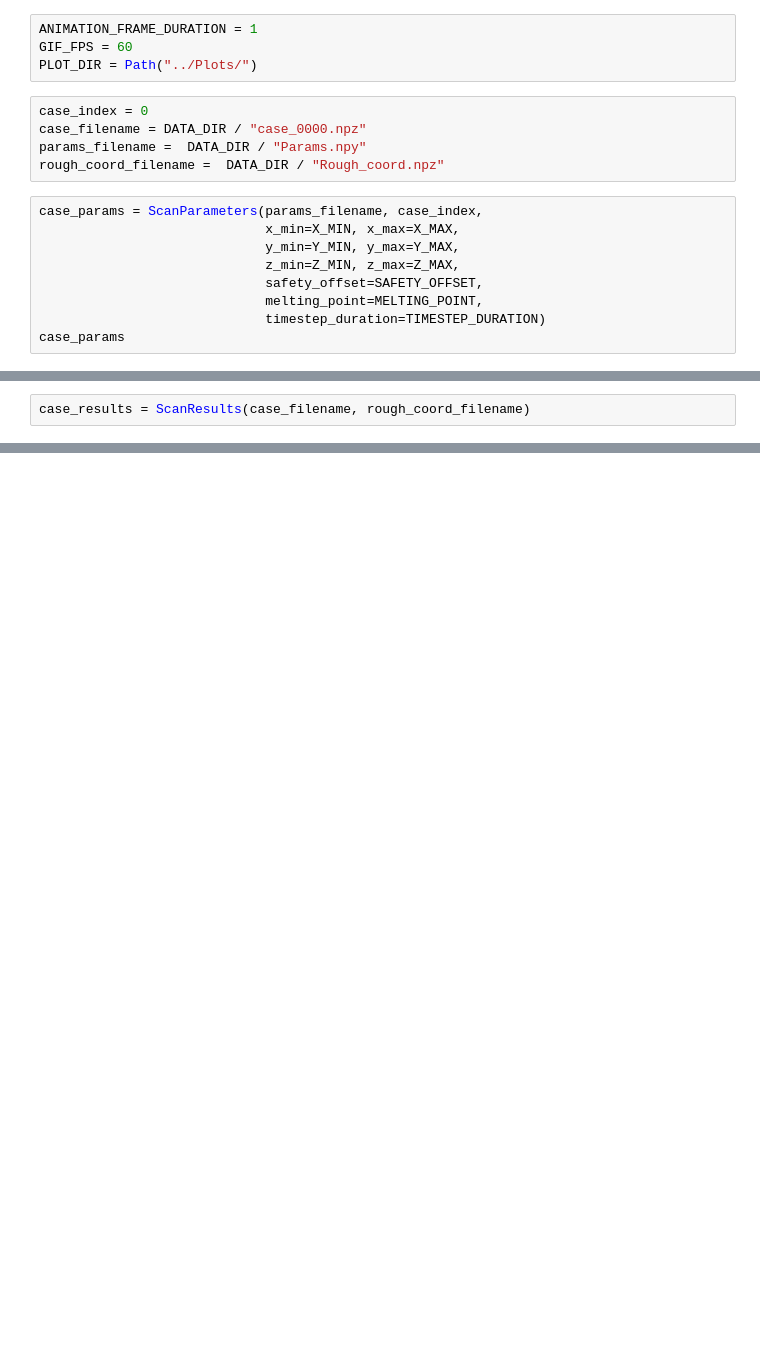
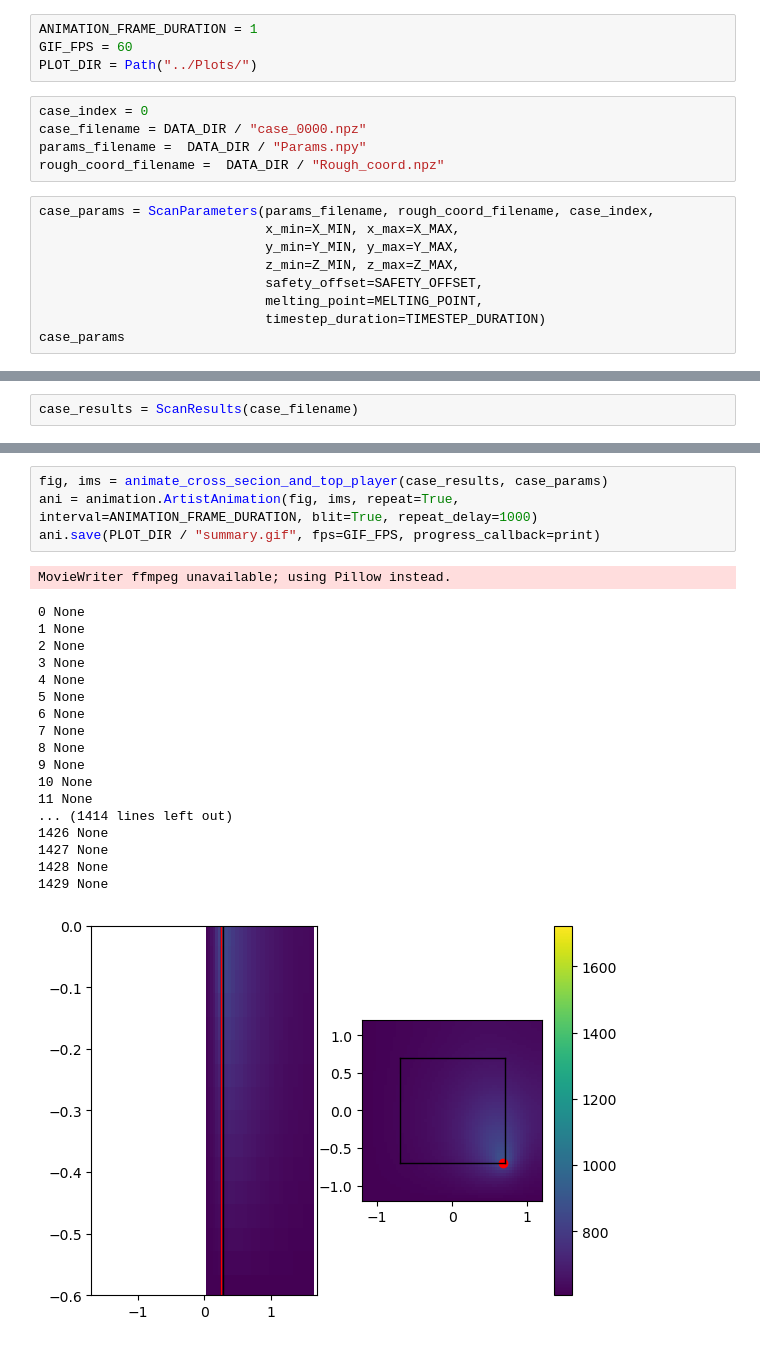
Before and after one commit to m-udris/LEAP-3D, a Jupyter notebook: Notebooks/plotting.ipynb, the cells around one changed output, grey strips where cells are left out. Drawn from its saved outputs; the diff is of its cells as text; blank space fills up the shorter version.

```diff
--- a/Notebooks/plotting.ipynb
+++ b/Notebooks/plotting.ipynb
@@ -27,7 +22,7 @@ case_filename = DATA_DIR / "case_0000.npz"
 params_filename =  DATA_DIR / "Params.npy"
 rough_coord_filename =  DATA_DIR / "Rough_coord.npz"
 # %%
-case_params = ScanParameters(params_filename, case_index,
+case_params = ScanParameters(params_filename, rough_coord_filename, case_index,
                              x_min=X_MIN, x_max=X_MAX,
                              y_min=Y_MIN, y_max=Y_MAX,
                              z_min=Z_MIN, z_max=Z_MAX,
@@ -38,5 +39,5 @@ case_params
 # %%
-case_results = ScanResults(case_filename, rough_coord_filename)
+case_results = ScanResults(case_filename)
 # %%
 fig, ims = get_frames_for_top_layer_temperatures(case_results, case_params)
 fig.get_axes()[0].set_title("Top layer view of temperature map over time")
@@ -51,0 +77,24 @@ ani.save(PLOT_DIR / "temperature_cross_section.gif", fps=GIF_FPS, progress_callb
+# %%
+fig, ims = animate_cross_secion_and_top_player(case_results, case_params)
+ani = animation.ArtistAnimation(fig, ims, repeat=True, interval=ANIMATION_FRAME_DURATION, blit=True, repeat_delay=1000)
+ani.save(PLOT_DIR / "summary.gif", fps=GIF_FPS, progress_callback=print)
+# %% [output]
+MovieWriter ffmpeg unavailable; using Pillow instead.
+0 None
+1 None
+2 None
+3 None
+4 None
+5 None
+6 None
+7 None
+8 None
+9 None
+10 None
+11 None
+... (1414 lines left out)
+1426 None
+1427 None
+1428 None
+1429 None
+[figure, added]
```
Also changed, not shown: parts of 5 cells of this notebook, 25 other files.
